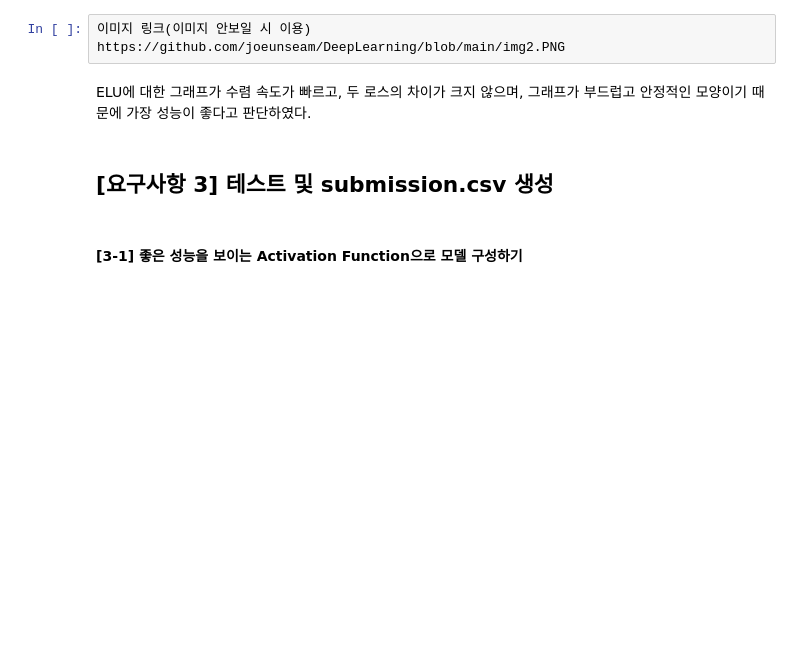
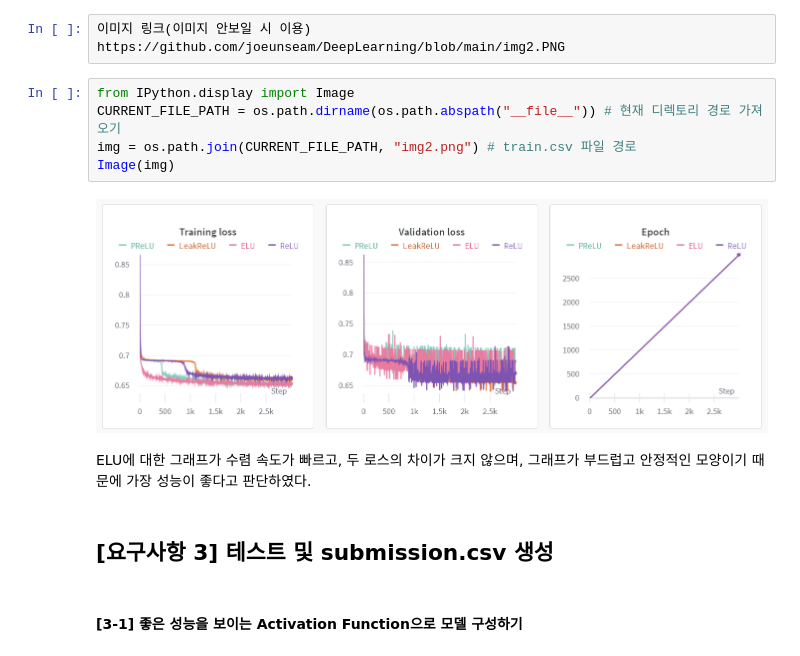
Before and after one commit to joeunseam/DeepLearning, a Jupyter notebook: hw2.ipynb, the cells around one changed output. Saved outputs shown, nothing was run; the diff lists cells and outputs as text; blank space fills up the shorter version.

```diff
--- a/hw2.ipynb
+++ b/hw2.ipynb
@@ -605,6 +612,13 @@ Find logs at: .\wandb\run-20231015_230743-uu91qrqo\logs
 ![](https://github.com/joeunseam/DeepLearning/blob/main/img2.PNG)
 # %%
 이미지 링크(이미지 안보일 시 이용) https://github.com/joeunseam/DeepLearning/blob/main/img2.PNG
+# %%
+from IPython.display import Image
+CURRENT_FILE_PATH = os.path.dirname(os.path.abspath("__file__")) # 현재 디렉토리 경로 가져오기
+img = os.path.join(CURRENT_FILE_PATH, "img2.png") # train.csv 파일 경로
+Image(img)
+# %% [output]
+[figure, added]
 # %% [markdown]
 ELU에 대한 그래프가 수렴 속도가 빠르고, 두 로스의 차이가 크지 않으며, 그래프가 부드럽고 안정적인 모양이기 때문에 가장 성능이 좋다고 판단하였다.
 # %% [markdown]
```
Also changed, not shown: parts of 2 cells of this notebook.
